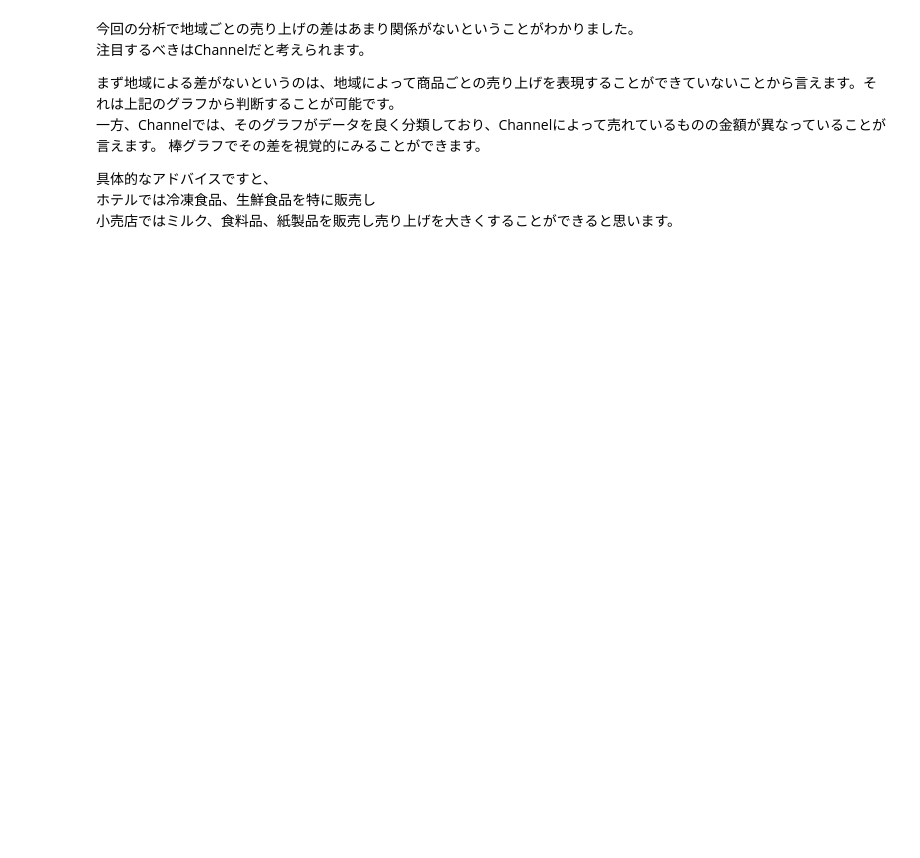
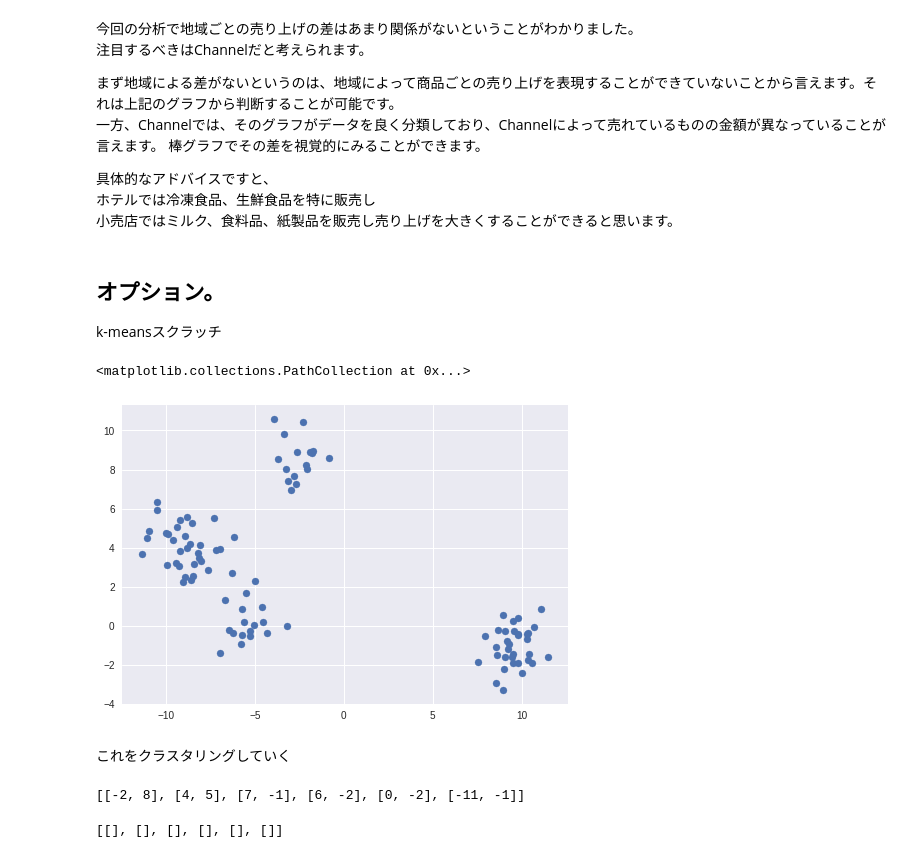
Before and after one commit to maro-amoeba/diveintocode-term1, a Jupyter notebook: sprint2/Wholesale customers.ipynb, the cells around one changed output. Drawn from its saved outputs; the diff is of its cells as text; code cells hidden in the pictures; blank space fills up the shorter version.

```diff
--- a/sprint2/Wholesale customers.ipynb
+++ b/sprint2/Wholesale customers.ipynb
@@ -499,3 +499,26 @@ ___
 具体的なアドバイスですと、
 ホテルでは冷凍食品、生鮮食品を特に販売し
 小売店ではミルク、食料品、紙製品を販売し売り上げを大きくすることができると思います。
+# %% [markdown]
+## オプション。
+k-meansスクラッチ
+# %%
+from sklearn import datasets
+
+# クラスタ数
+n_cluster = 6
+
+# Blob データを生成する
+dataset = datasets.make_blobs(centers=n_cluster)
+
+# 特徴データ
+x = dataset[0]
+# 正解ラベルは使わない
+# targets = dataset[1]
+# %%
+plt.scatter(x[:, 0], x[:, 1])
+# %% [output]
+<matplotlib.collections.PathCollection at 0x...>
+[figure, added]
+# %% [markdown]
+これをクラスタリングしていく
@@ -501,0 +539,9 @@ ___
+# %%
+make_center(x, n_cluster)
+# %% [output]
+[[-2, 8], [4, 5], [7, -1], [6, -2], [0, -2], [-11, -1]]
+# %%
+cluster_group =  [[] for i in range(n_cluster)]
+cluster_group
+# %% [output]
+[[], [], [], [], [], []]
```
Also changed, not shown: parts of 15 cells of this notebook.
